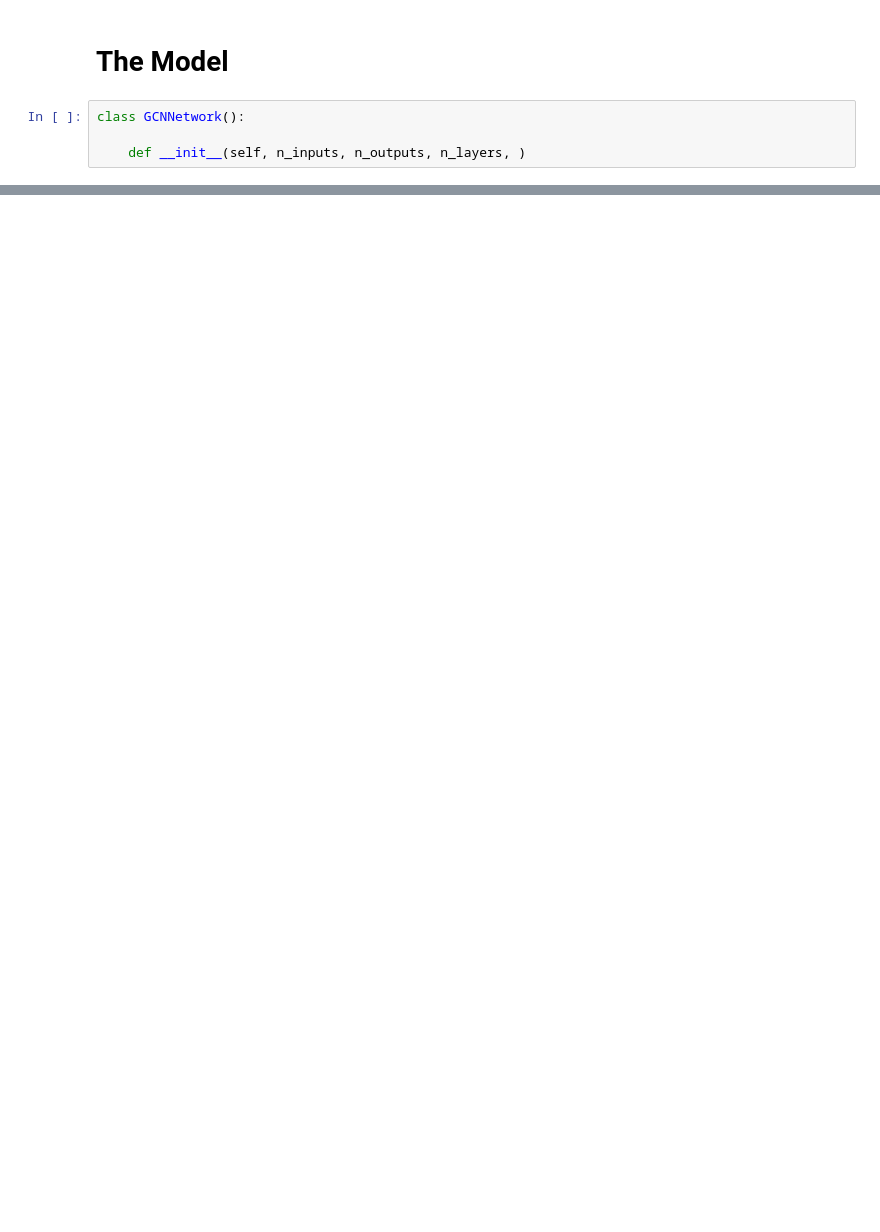
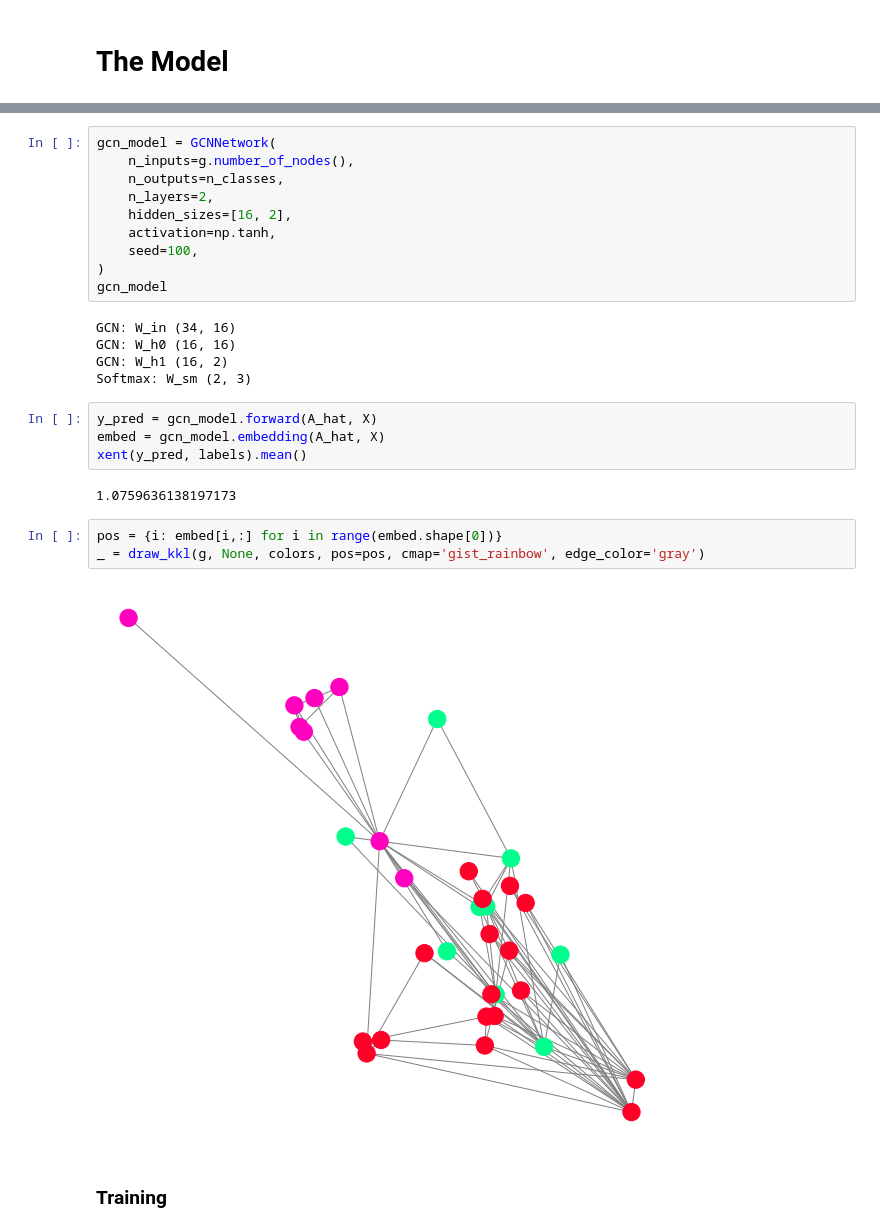
Before and after one commit to JIPiration/GNNZeroToAll, a Jupyter notebook: codes/gcn_numpy/gcn_from_scratch.ipynb, the cells around one changed output, grey strips where cells are left out. Drawn from its saved outputs; the diff is of its cells as text; blank space fills up the shorter version.

```diff
--- a/codes/gcn_numpy/gcn_from_scratch.ipynb
+++ b/codes/gcn_numpy/gcn_from_scratch.ipynb
@@ -370,6 +372,2 @@ assert norm_diff(dW2, dW2_approx) < 1e-7
 # %% [markdown]
 # The Model
-# %%
-class GCNNetwork():
-
-    def __init__(self, n_inputs, n_outputs, n_layers, )
@@ -375,0 +418,28 @@ class GCNNetwork():
+# %%
+gcn_model = GCNNetwork(
+    n_inputs=g.number_of_nodes(),
+    n_outputs=n_classes,
+    n_layers=2,
+    hidden_sizes=[16, 2],
+    activation=np.tanh,
+    seed=100,
+)
+gcn_model
+# %% [output]
+GCN: W_in (34, 16)
+GCN: W_h0 (16, 16)
+GCN: W_h1 (16, 2)
+Softmax: W_sm (2, 3)
+# %%
+y_pred = gcn_model.forward(A_hat, X)
+embed = gcn_model.embedding(A_hat, X)
+xent(y_pred, labels).mean()
+# %% [output]
+1.0759636138197173
+# %%
+pos = {i: embed[i,:] for i in range(embed.shape[0])}
+_ = draw_kkl(g, None, colors, pos=pos, cmap='gist_rainbow', edge_color='gray')
+# %% [output]
+[figure, added]
+# %% [markdown]
+### Training
```
Also changed, not shown: parts of 14 cells of this notebook.
